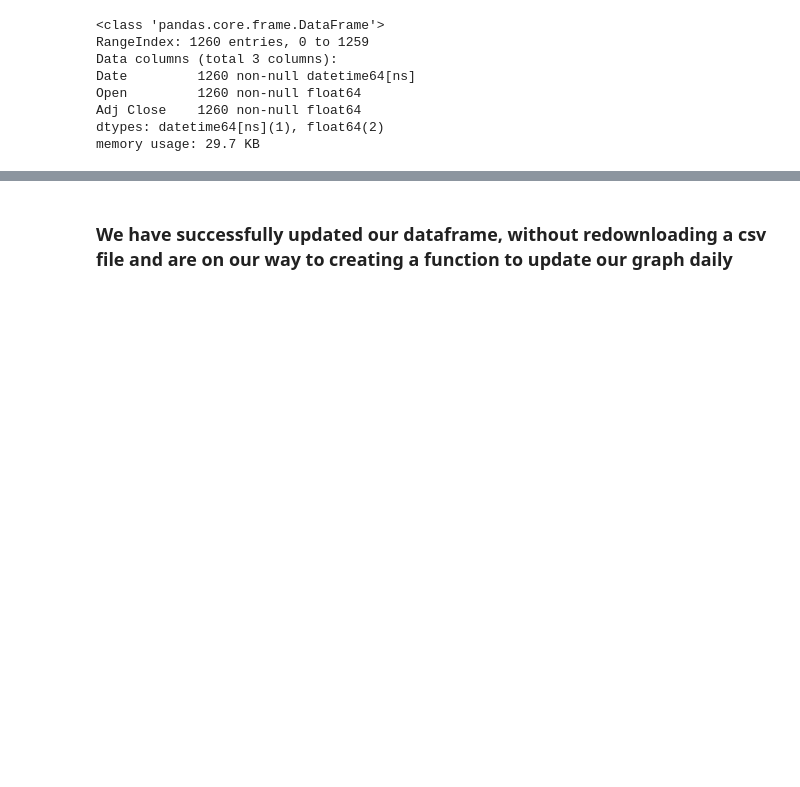
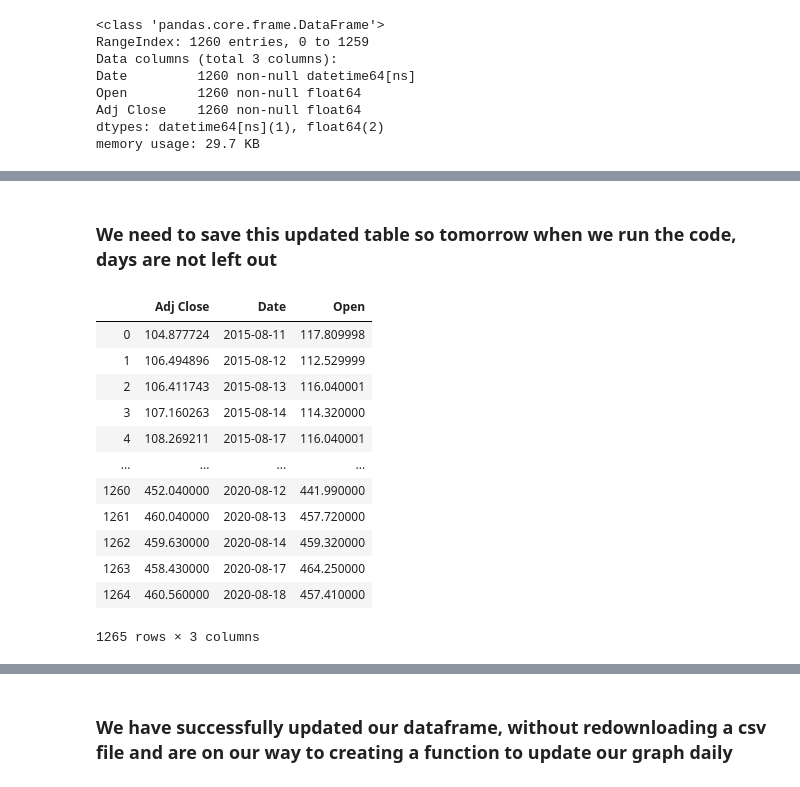
Before and after one commit to joseh4/Stock_market_monitoring, a Jupyter notebook: Updating_APPL_Chart.ipynb, the cells around one changed output, grey strips where cells are left out. Drawn from its saved outputs; the diff is of its cells as text; code cells hidden in the pictures; blank space fills up the shorter version.

```diff
--- a/Updating_APPL_Chart.ipynb
+++ b/Updating_APPL_Chart.ipynb
@@ -228,0 +262,2 @@ combined.tail(10)
+# %% [markdown]
+### We need to save this updated table so tomorrow when we run the code, days are not left out
@@ -228,0 +266,17 @@ combined.tail(10)
+# %%
+apple_chart = pd.read_csv('Updated AAPL Chart.csv')
+apple_chart
+# %% [output]
+|  | Adj Close | Date | Open |
+| 0 | 104.877724 | 2015-08-11 | 117.809998 |
+| 1 | 106.494896 | 2015-08-12 | 112.529999 |
+| 2 | 106.411743 | 2015-08-13 | 116.040001 |
+| 3 | 107.160263 | 2015-08-14 | 114.320000 |
+| 4 | 108.269211 | 2015-08-17 | 116.040001 |
+| ... | ... | ... | ... |
+| 1260 | 452.040000 | 2020-08-12 | 441.990000 |
+| 1261 | 460.040000 | 2020-08-13 | 457.720000 |
+| 1262 | 459.630000 | 2020-08-14 | 459.320000 |
+| 1263 | 458.430000 | 2020-08-17 | 464.250000 |
+| 1264 | 460.560000 | 2020-08-18 | 457.410000 |
+1265 rows × 3 columns
```
Also changed, not shown: parts of 30 cells of this notebook.
